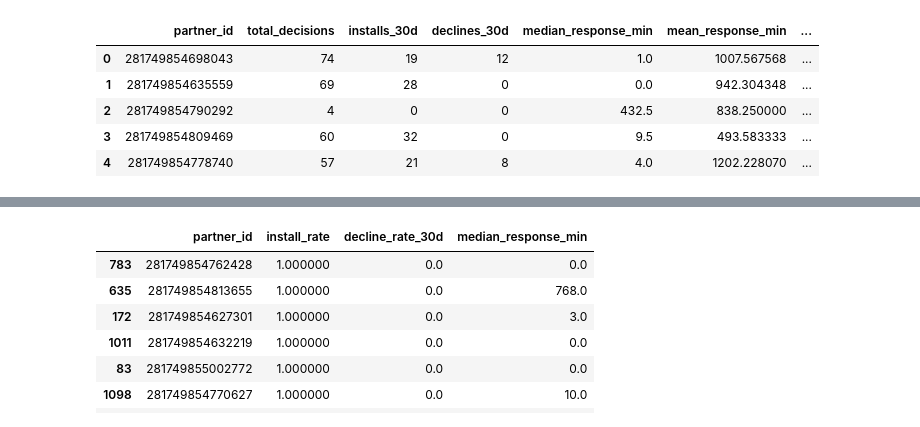
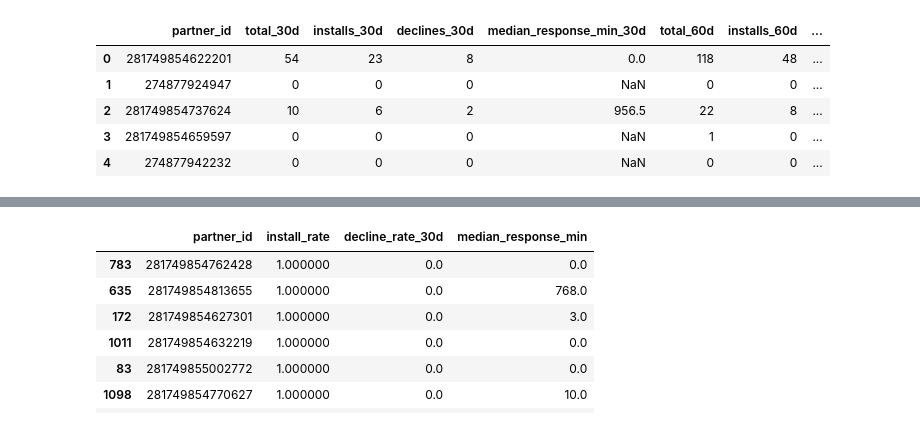
Before and after one commit to rohanchoudhary-wiom/Genie-Stocks-Integration, a Jupyter notebook: eda/partner_ops.ipynb, the cells around one changed output, grey strips where cells are left out. Saved outputs shown, nothing was run; the diff lists cells and outputs as text; code cells hidden in the pictures.

```diff
--- a/eda/partner_ops.ipynb
+++ b/eda/partner_ops.ipynb
@@ -7,15 +7,15 @@ import seaborn as sns
 sns.set_theme(style="whitegrid")
 pd.set_option("display.max_columns", None)
 # %%
-df = pd.read_csv("../reports/partner_ops_vector.csv")
+df = pd.read_csv("../reports/partner_ops_train_vector.csv")
 df.head()
 # %% [output]
-|  | partner_id | total_decisions | installs_30d | declines_30d | median_response_min | mean_response_min | ... |
-| 0 | 281749854698043 | 74 | 19 | 12 | 1.0 | 1007.567568 | ... |
-| 1 | 281749854635559 | 69 | 28 | 0 | 0.0 | 942.304348 | ... |
-| 2 | 281749854790292 | 4 | 0 | 0 | 432.5 | 838.250000 | ... |
-| 3 | 281749854809469 | 60 | 32 | 0 | 9.5 | 493.583333 | ... |
-| 4 | 281749854778740 | 57 | 21 | 8 | 4.0 | 1202.228070 | ... |
+|  | partner_id | total_30d | installs_30d | declines_30d | median_response_min_30d | total_60d | installs_60d | ... |
+| 0 | 281749854622201 | 54 | 23 | 8 | 0.0 | 118 | 48 | ... |
+| 1 | 274877924947 | 0 | 0 | 0 | NaN | 0 | 0 | ... |
+| 2 | 281749854737624 | 10 | 6 | 2 | 956.5 | 22 | 8 | ... |
+| 3 | 281749854659597 | 0 | 0 | 0 | NaN | 1 | 0 | ... |
+| 4 | 274877942232 | 0 | 0 | 0 | NaN | 0 | 0 | ... |
 # %%
 print("Shape:", df.shape)
 
```
Also changed, not shown: parts of 7 cells of this notebook, 15 other files.
